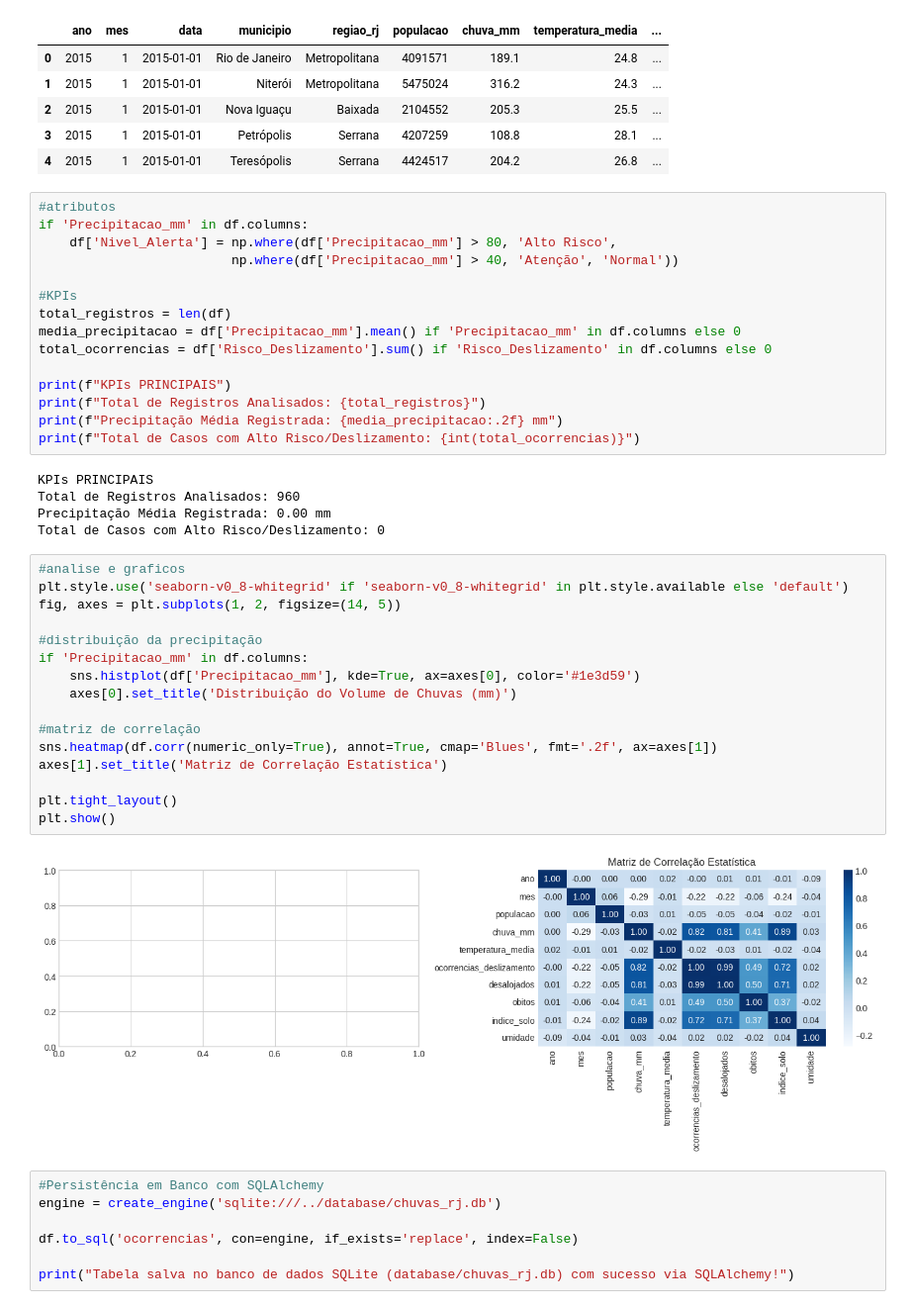
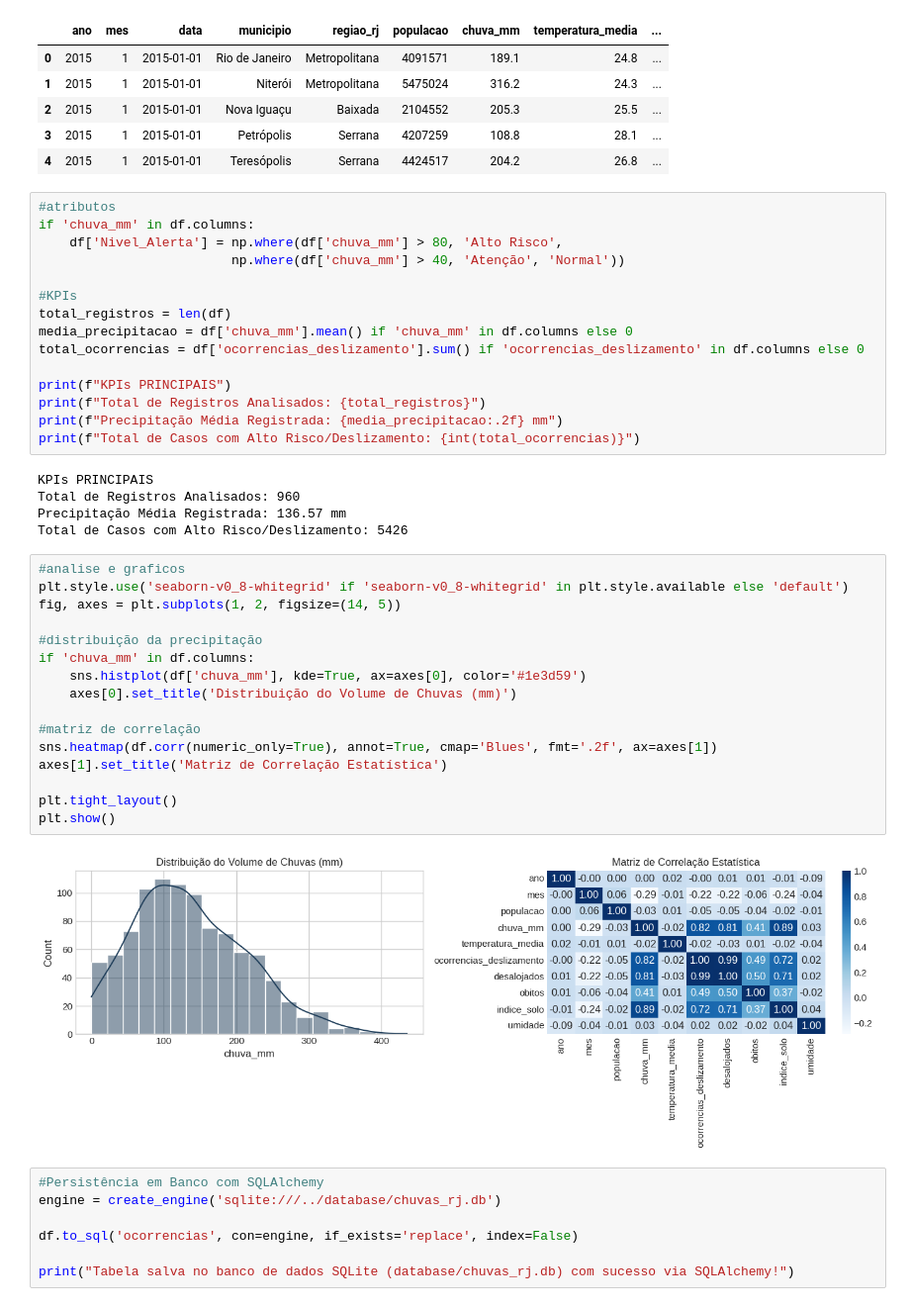
Before and after one commit to anna-clara-berce/projeto-g1, a Jupyter notebook: notebooks/annaclara_analise_chuvas_deslizamentos.ipynb, the cells around one changed output. Shown at 99% size. Cells and saved outputs as stored; diff of their text form.

```diff
--- a/notebooks/annaclara_analise_chuvas_deslizamentos.ipynb
+++ b/notebooks/annaclara_analise_chuvas_deslizamentos.ipynb
@@ -73,14 +73,14 @@ Dimensões originais da base: (960, 14)
 | 4 | 2015 | 1 | 2015-01-01 | Teresópolis | Serrana | 4424517 | 204.2 | 26.8 | ... |
 # %%
 #atributos
-if 'Precipitacao_mm' in df.columns:
-    df['Nivel_Alerta'] = np.where(df['Precipitacao_mm'] > 80, 'Alto Risco',
-                         np.where(df['Precipitacao_mm'] > 40, 'Atenção', 'Normal'))
+if 'chuva_mm' in df.columns:
+    df['Nivel_Alerta'] = np.where(df['chuva_mm'] > 80, 'Alto Risco',
+                         np.where(df['chuva_mm'] > 40, 'Atenção', 'Normal'))
 
 #KPIs
 total_registros = len(df)
-media_precipitacao = df['Precipitacao_mm'].mean() if 'Precipitacao_mm' in df.columns else 0
-total_ocorrencias = df['Risco_Deslizamento'].sum() if 'Risco_Deslizamento' in df.columns else 0
+media_precipitacao = df['chuva_mm'].mean() if 'chuva_mm' in df.columns else 0
+total_ocorrencias = df['ocorrencias_deslizamento'].sum() if 'ocorrencias_deslizamento' in df.columns else 0
 
 print(f"KPIs PRINCIPAIS")
 print(f"Total de Registros Analisados: {total_registros}")
@@ -89,26 +89,26 @@ print(f"Total de Casos com Alto Risco/Deslizamento: {int(total_ocorrencias)}")
 # %% [output]
 KPIs PRINCIPAIS
 Total de Registros Analisados: 960
-Precipitação Média Registrada: 0.00 mm
-Total de Casos com Alto Risco/Deslizamento: 0
+Precipitação Média Registrada: 136.57 mm
+Total de Casos com Alto Risco/Deslizamento: 5426
 # %%
 #analise e graficos
 plt.style.use('seaborn-v0_8-whitegrid' if 'seaborn-v0_8-whitegrid' in plt.style.available else 'default')
 fig, axes = plt.subplots(1, 2, figsize=(14, 5))
 
 #distribuição da precipitação
-if 'Precipitacao_mm' in df.columns:
-    sns.histplot(df['Precipitacao_mm'], kde=True, ax=axes[0], color='#1e3d59')
+if 'chuva_mm' in df.columns:
+    sns.histplot(df['chuva_mm'], kde=True, ax=axes[0], color='#1e3d59')
     axes[0].set_title('Distribuição do Volume de Chuvas (mm)')
 
 #matriz de correlação
 sns.heatmap(df.corr(numeric_only=True), annot=True, cmap='Blues', fmt='.2f', ax=axes[1])
 axes[1].set_title('Matriz de Correlação Estatística')
 
 plt.tight_layout()
 plt.show()
 # %% [output]
-[figure, old version]
+[figure, new version]
 # %%
 #Persistência em Banco com SQLAlchemy
 engine = create_engine('sqlite:///../database/chuvas_rj.db')
```
